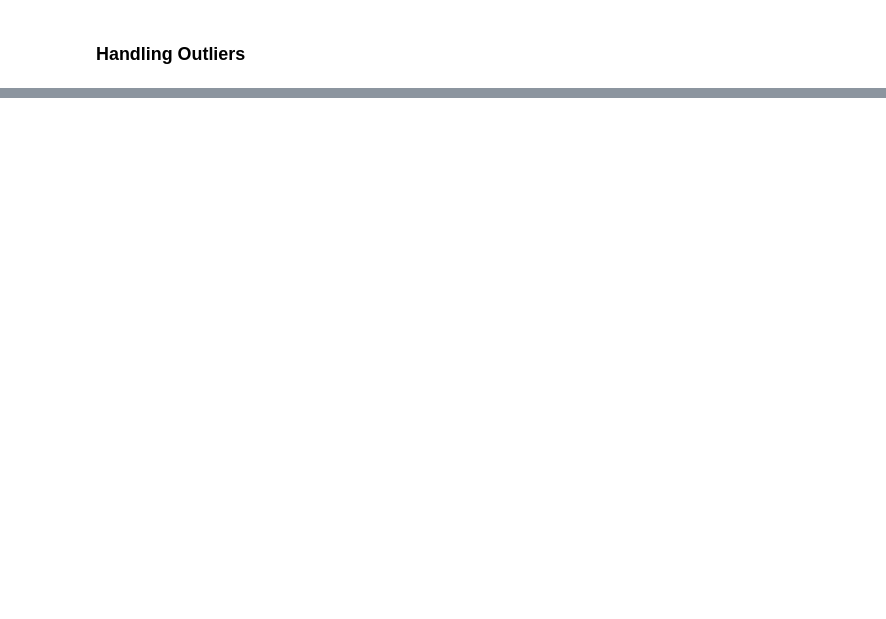
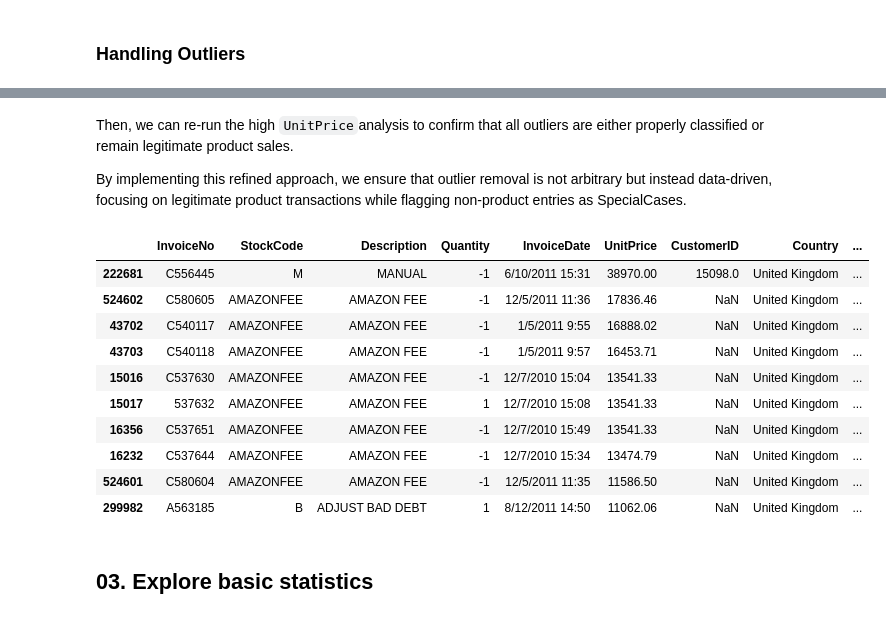
Before and after one commit to PogloLopez/online_retail, a Jupyter notebook: online_retail.ipynb, the cells around one changed output, grey strips where cells are left out. Saved outputs shown, nothing was run; the diff lists cells and outputs as text; code cells hidden in the pictures; blank space fills up the shorter version.

```diff
--- a/online_retail.ipynb
+++ b/online_retail.ipynb
@@ -343,0 +396,29 @@ df_clean.loc[df_clean['Description'] == 'ADJUST BAD DEBT', 'TransactionType'] =
+# %%
+# Expanding the special_case_list with newly identified non-product descriptions
+special_case_list.extend([
+    "DOTCOM POSTAGE", "THROW AWAY", "UNSALEABLE, DESTROYED.", "MOULDY, THROWN AWAY.",
+    "AMAZON FEE", "MANUAL", "BANK CHARGES", "ADJUST BAD DEBT", "POSTAGE", "DISCOUNT", "CRUK COMMISSION"
+])
+
+# Reapplying the classification function to update TransactionType
+df_clean['TransactionType'] = list(map(classify_transaction, df_clean['InvoiceNo'], df_clean['Description']))
+# %% [markdown]
+Then, we can re-run the high `UnitPrice`analysis to confirm that all outliers are either properly classified or remain legitimate product sales.
+
+By implementing this refined approach, we ensure that outlier removal is not arbitrary but instead data-driven, focusing on legitimate product transactions while flagging non-product entries as SpecialCases.
+# %%
+df_clean.nlargest(10, 'UnitPrice')
+# %% [output]
+|  | InvoiceNo | StockCode | Description | Quantity | InvoiceDate | UnitPrice | CustomerID | Country | ... |
+| 222681 | C556445 | M | MANUAL | -1 | 6/10/2011 15:31 | 38970.00 | 15098.0 | United Kingdom | ... |
+| 524602 | C580605 | AMAZONFEE | AMAZON FEE | -1 | 12/5/2011 11:36 | 17836.46 | NaN | United Kingdom | ... |
+| 43702 | C540117 | AMAZONFEE | AMAZON FEE | -1 | 1/5/2011 9:55 | 16888.02 | NaN | United Kingdom | ... |
+| 43703 | C540118 | AMAZONFEE | AMAZON FEE | -1 | 1/5/2011 9:57 | 16453.71 | NaN | United Kingdom | ... |
+| 15016 | C537630 | AMAZONFEE | AMAZON FEE | -1 | 12/7/2010 15:04 | 13541.33 | NaN | United Kingdom | ... |
+| 15017 | 537632 | AMAZONFEE | AMAZON FEE | 1 | 12/7/2010 15:08 | 13541.33 | NaN | United Kingdom | ... |
+| 16356 | C537651 | AMAZONFEE | AMAZON FEE | -1 | 12/7/2010 15:49 | 13541.33 | NaN | United Kingdom | ... |
+| 16232 | C537644 | AMAZONFEE | AMAZON FEE | -1 | 12/7/2010 15:34 | 13474.79 | NaN | United Kingdom | ... |
+| 524601 | C580604 | AMAZONFEE | AMAZON FEE | -1 | 12/5/2011 11:35 | 11586.50 | NaN | United Kingdom | ... |
+| 299982 | A563185 | B | ADJUST BAD DEBT | 1 | 8/12/2011 14:50 | 11062.06 | NaN | United Kingdom | ... |
+# %% [markdown]
+## 03. Explore basic statistics
```
Also changed, not shown: parts of 32 cells of this notebook, 1 other file.
